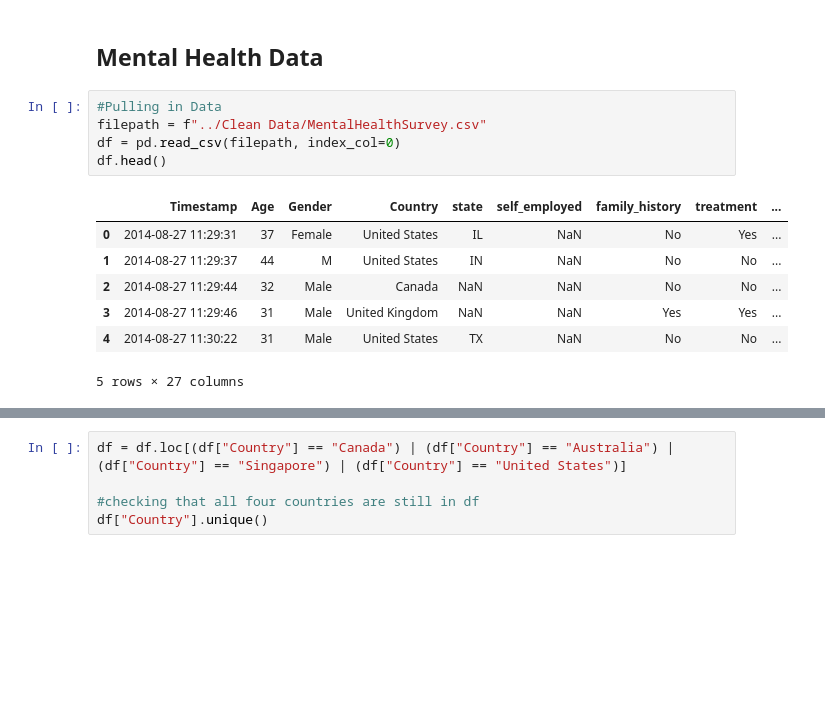
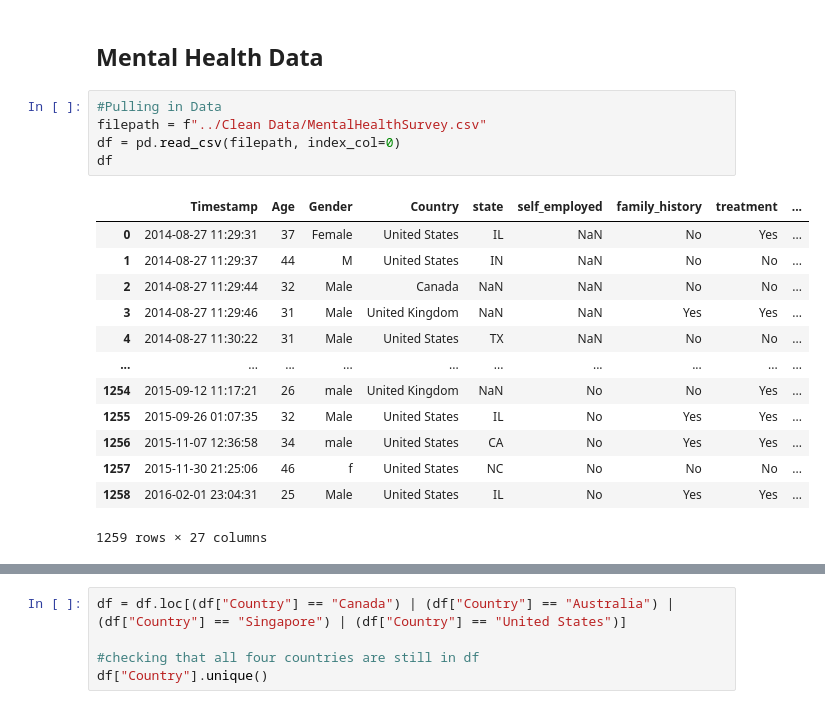
Before and after one commit to angmay/DataJobMarket, a Jupyter notebook: Transformation Subfiles/Data-Transformation.ipynb, the cells around one changed output, grey strips where cells are left out. Saved outputs shown, nothing was run; the diff lists cells and outputs as text; blank space fills up the shorter version.

Commit message:
mental health table

```diff
--- a/Transformation Subfiles/Data-Transformation.ipynb
+++ b/Transformation Subfiles/Data-Transformation.ipynb
@@ -116,13 +118,19 @@ location_summary.to_csv("../Transformed Data/location-summary.csv")
 # %%
 #Pulling in Data
 filepath = f"../Clean Data/MentalHealthSurvey.csv"
 df = pd.read_csv(filepath, index_col=0)
-df.head()
+df
 # %% [output]
 |  | Timestamp | Age | Gender | Country | state | self_employed | family_history | treatment | ... |
 | 0 | 2014-08-27 11:29:31 | 37 | Female | United States | IL | NaN | No | Yes | ... |
 | 1 | 2014-08-27 11:29:37 | 44 | M | United States | IN | NaN | No | No | ... |
 | 2 | 2014-08-27 11:29:44 | 32 | Male | Canada | NaN | NaN | No | No | ... |
 | 3 | 2014-08-27 11:29:46 | 31 | Male | United Kingdom | NaN | NaN | Yes | Yes | ... |
 | 4 | 2014-08-27 11:30:22 | 31 | Male | United States | TX | NaN | No | No | ... |
+| ... | ... | ... | ... | ... | ... | ... | ... | ... | ... |
+| 1254 | 2015-09-12 11:17:21 | 26 | male | United Kingdom | NaN | No | No | Yes | ... |
+| 1255 | 2015-09-26 01:07:35 | 32 | Male | United States | IL | No | Yes | Yes | ... |
+| 1256 | 2015-11-07 12:36:58 | 34 | male | United States | CA | No | Yes | Yes | ... |
+| 1257 | 2015-11-30 21:25:06 | 46 | f | United States | NC | No | No | No | ... |
+| 1258 | 2016-02-01 23:04:31 | 25 | Male | United States | IL | No | Yes | Yes | ... |
-5 rows × 27 columns
+1259 rows × 27 columns
```
Also changed, not shown: parts of 6 cells of this notebook, 1 other file.
